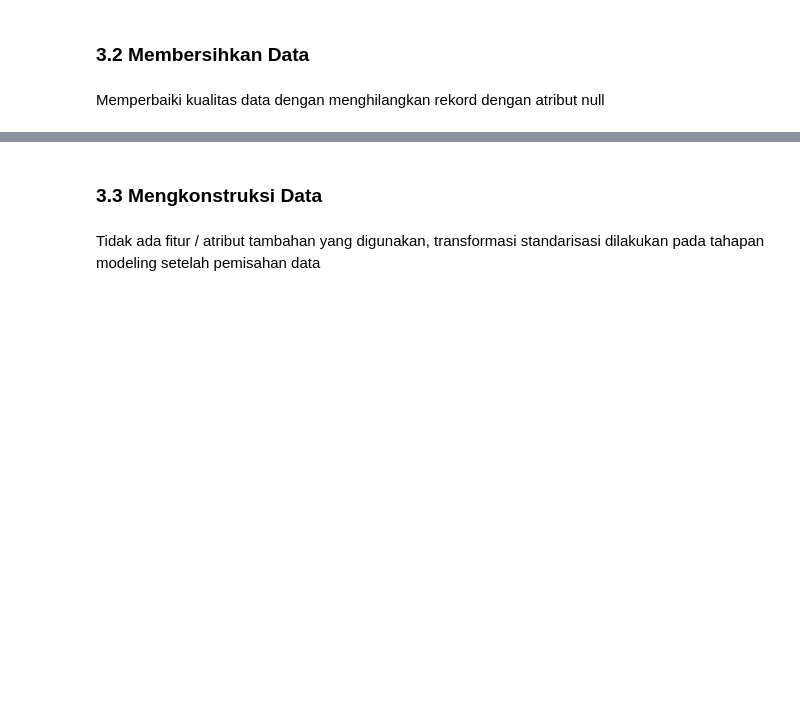
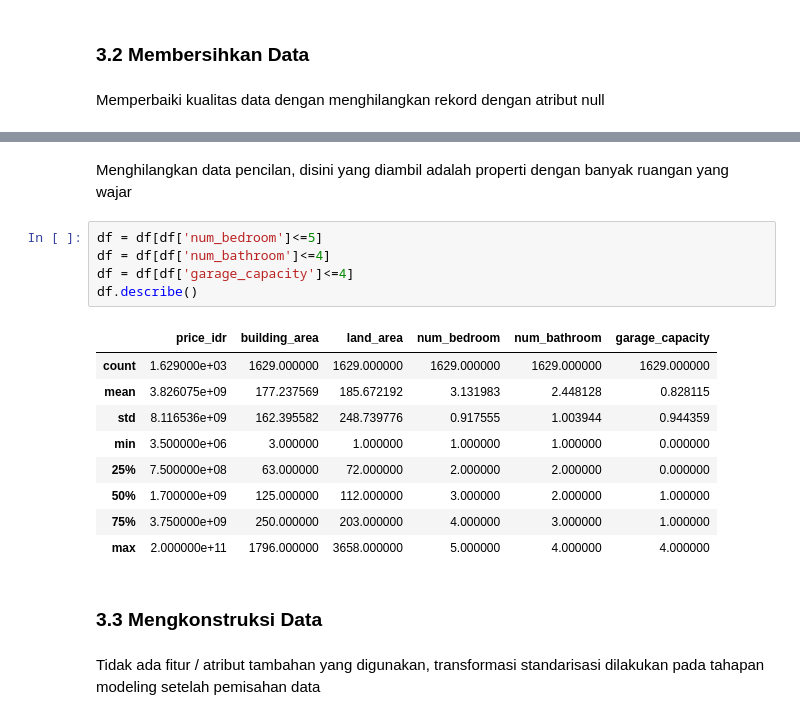
Before and after one commit to afiffahreza/aib-data-science, a Jupyter notebook: rumah123-predict.ipynb, the cells around one changed output, grey strips where cells are left out. Drawn from its saved outputs; the diff is of its cells as text; blank space fills up the shorter version.

```diff
--- a/rumah123-predict.ipynb
+++ b/rumah123-predict.ipynb
@@ -342,3 +342,20 @@ df.describe()
+# %% [markdown]
+Menghilangkan data pencilan, disini yang diambil adalah properti dengan banyak ruangan yang wajar
+# %%
+df = df[df['num_bedroom']<=5]
+df = df[df['num_bathroom']<=4]
+df = df[df['garage_capacity']<=4]
+df.describe()
+# %% [output]
+|  | price_idr | building_area | land_area | num_bedroom | num_bathroom | garage_capacity |
+| count | 1.629000e+03 | 1629.000000 | 1629.000000 | 1629.000000 | 1629.000000 | 1629.000000 |
+| mean | 3.826075e+09 | 177.237569 | 185.672192 | 3.131983 | 2.448128 | 0.828115 |
+| std | 8.116536e+09 | 162.395582 | 248.739776 | 0.917555 | 1.003944 | 0.944359 |
+| min | 3.500000e+06 | 3.000000 | 1.000000 | 1.000000 | 1.000000 | 0.000000 |
+| 25% | 7.500000e+08 | 63.000000 | 72.000000 | 2.000000 | 2.000000 | 0.000000 |
+| 50% | 1.700000e+09 | 125.000000 | 112.000000 | 3.000000 | 2.000000 | 1.000000 |
+| 75% | 3.750000e+09 | 250.000000 | 203.000000 | 4.000000 | 3.000000 | 1.000000 |
+| max | 2.000000e+11 | 1796.000000 | 3658.000000 | 5.000000 | 4.000000 | 4.000000 |
 # %% [markdown]
 ### 3.3 Mengkonstruksi Data <a class="anchor" id="3-3"></a>
 # %% [markdown]
```
Also changed, not shown: parts of 15 cells of this notebook, 5 other files.
